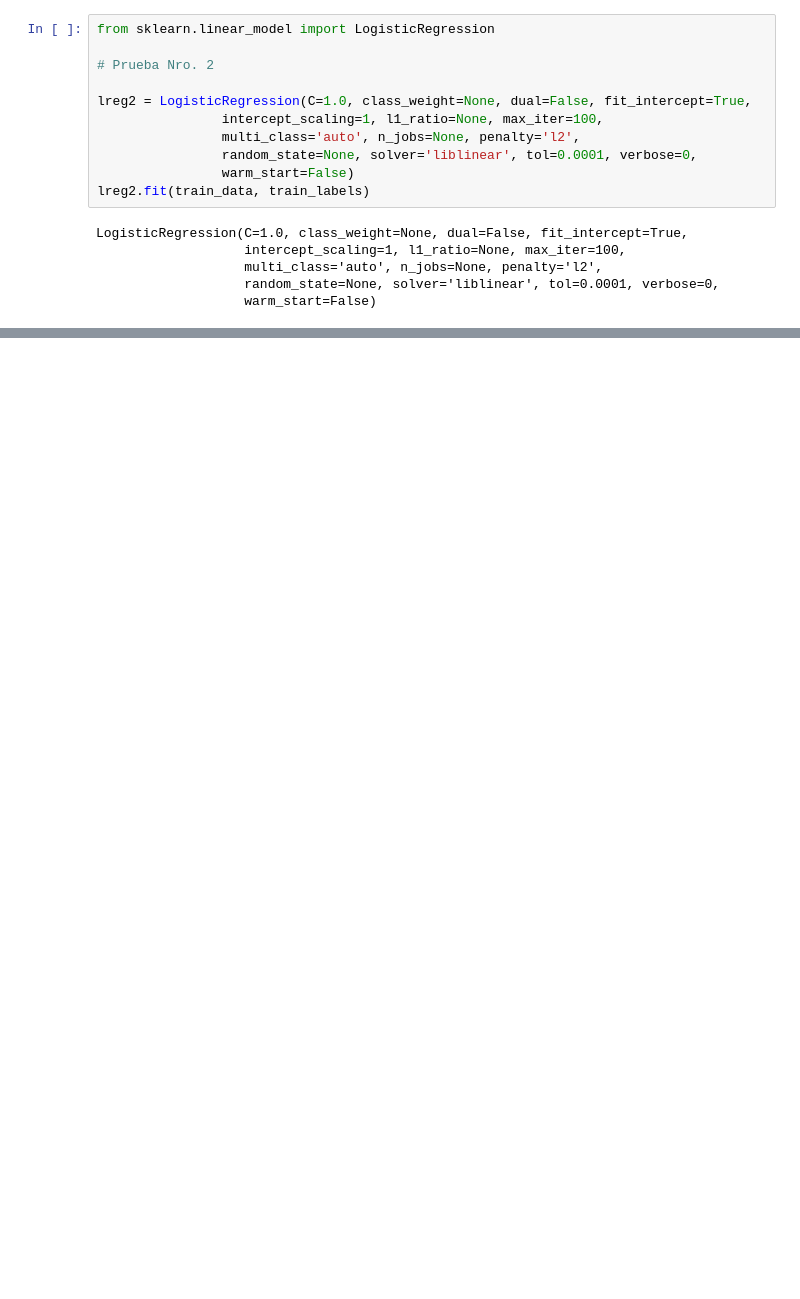
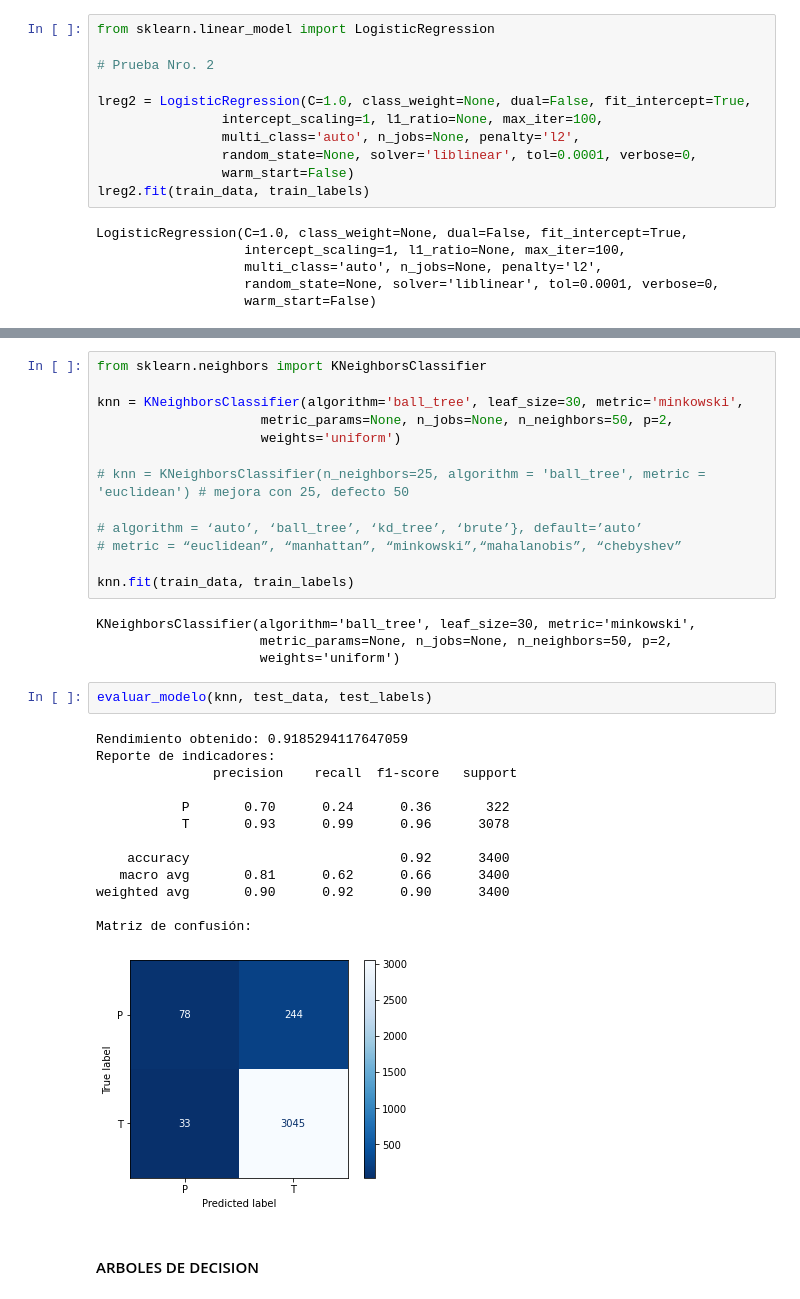
Before and after one commit to pacogp/TFM, a Jupyter notebook: Evaluación_Despliegue_TFM.ipynb, the cells around one changed output, grey strips where cells are left out. Drawn from its saved outputs; the diff is of its cells as text; blank space fills up the shorter version.

```diff
--- a/Evaluación_Despliegue_TFM.ipynb
+++ b/Evaluación_Despliegue_TFM.ipynb
@@ -212,0 +249,35 @@ LogisticRegression(C=1.0, class_weight=None, dual=False, fit_intercept=True,
+# %%
+from sklearn.neighbors import KNeighborsClassifier
+
+knn = KNeighborsClassifier(algorithm='ball_tree', leaf_size=30, metric='minkowski',
+                     metric_params=None, n_jobs=None, n_neighbors=50, p=2,
+                     weights='uniform')
+
+# knn = KNeighborsClassifier(n_neighbors=25, algorithm = 'ball_tree', metric = 'euclidean') # mejora con 25, defecto 50
+
+# algorithm = ‘auto’, ‘ball_tree’, ‘kd_tree’, ‘brute’}, default=’auto’
+# metric = “euclidean”, “manhattan”, “minkowski”,“mahalanobis”, “chebyshev”
+
+knn.fit(train_data, train_labels)
+# %% [output]
+KNeighborsClassifier(algorithm='ball_tree', leaf_size=30, metric='minkowski',
+                     metric_params=None, n_jobs=None, n_neighbors=50, p=2,
+                     weights='uniform')
+# %%
+evaluar_modelo(knn, test_data, test_labels)
+# %% [output]
+Rendimiento obtenido: 0.9185294117647059
+Reporte de indicadores:
+               precision    recall  f1-score   support
+
+           P       0.70      0.24      0.36       322
+           T       0.93      0.99      0.96      3078
+
+    accuracy                           0.92      3400
+   macro avg       0.81      0.62      0.66      3400
+weighted avg       0.90      0.92      0.90      3400
+
+Matriz de confusión:
+[figure, added]
+# %% [markdown]
+#### ARBOLES DE DECISION
```
Also changed, not shown: parts of 14 cells of this notebook.
